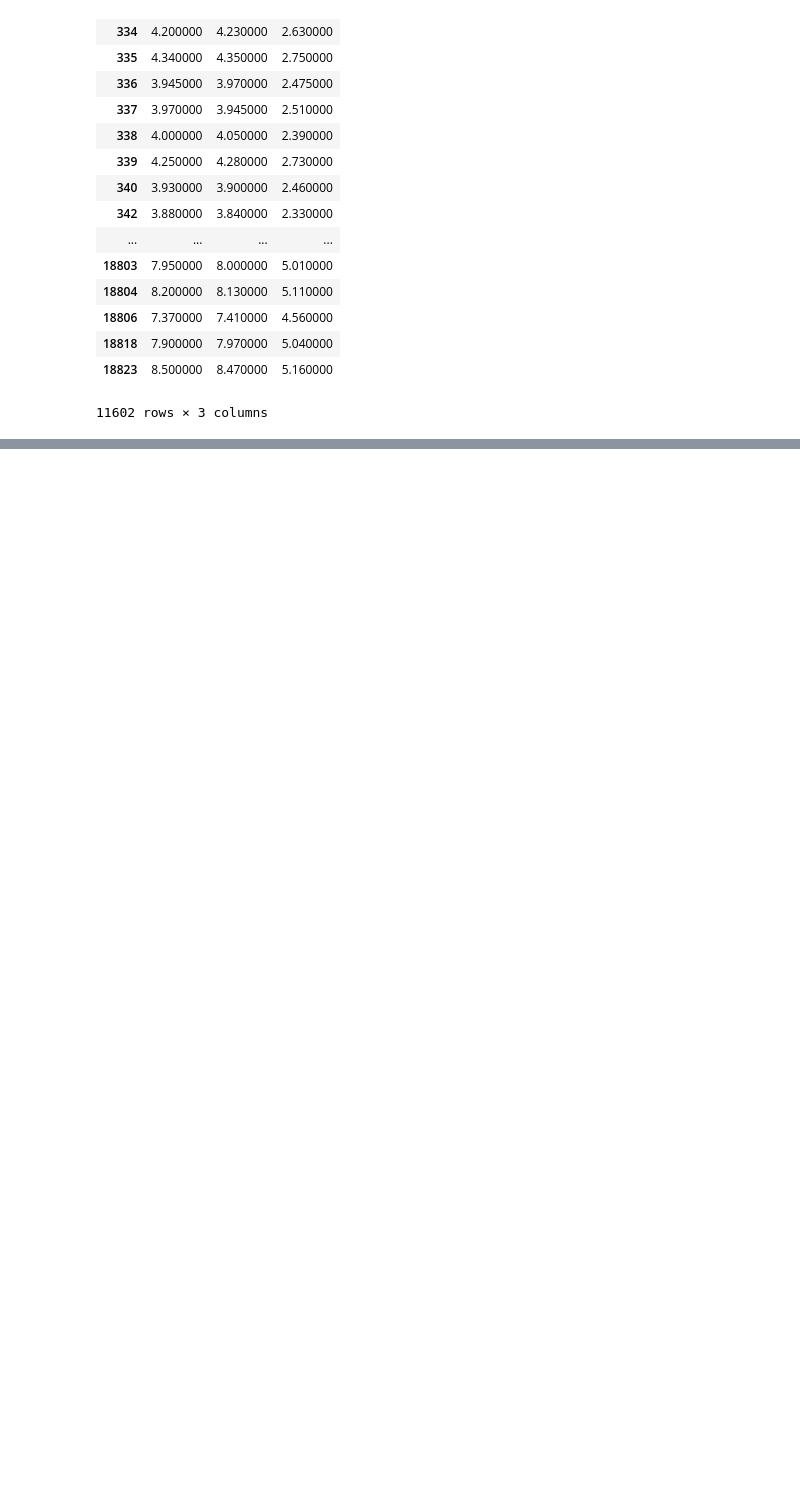
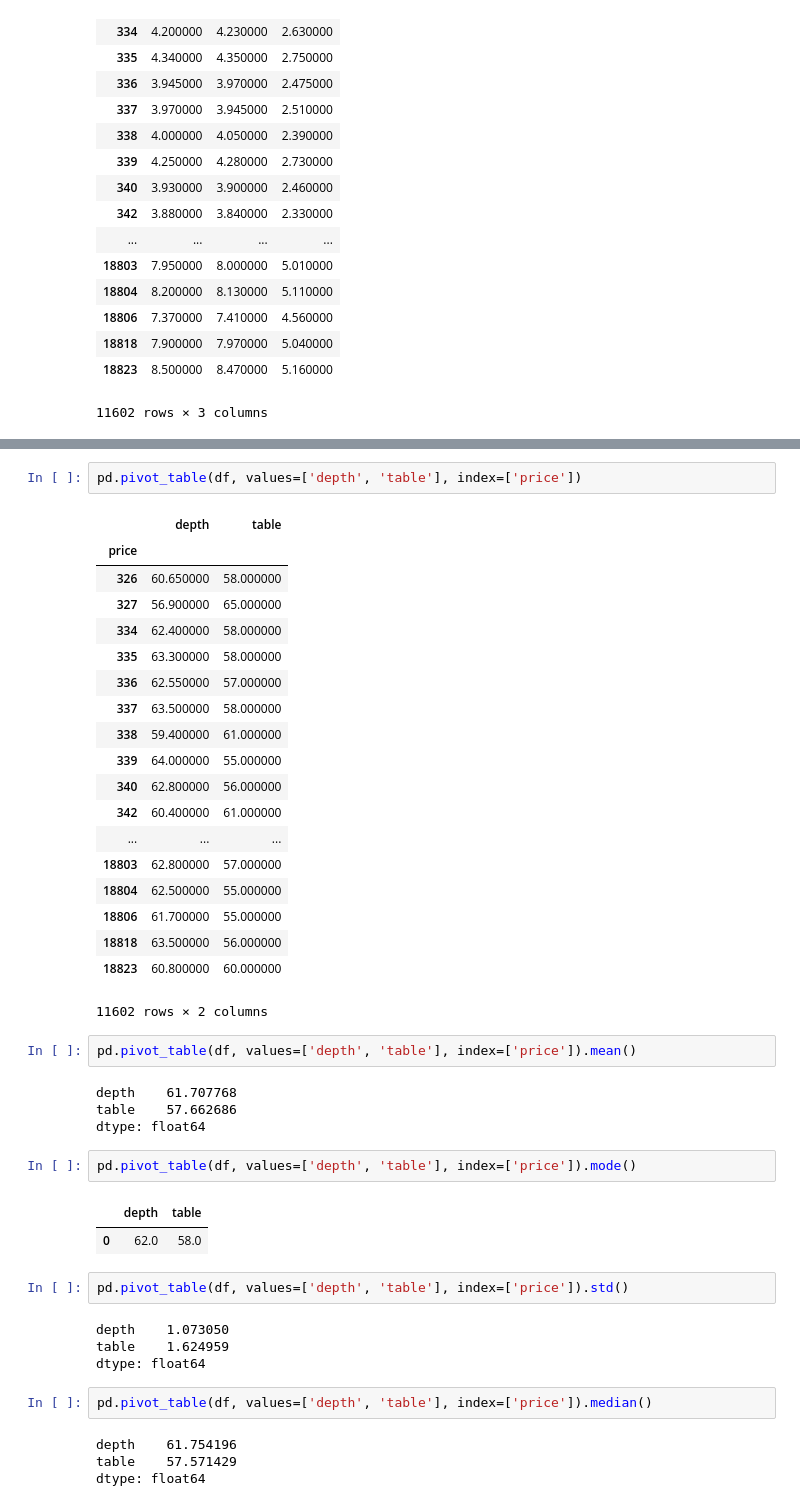
Before and after one commit to sarahmdgal/MC-Data-Analytics-Boot-Camp, a Jupyter notebook: DiamondsProject.ipynb, the cells around one changed output, grey strips where cells are left out. Drawn from its saved outputs; the diff is of its cells as text; blank space fills up the shorter version.

```diff
--- a/DiamondsProject.ipynb
+++ b/DiamondsProject.ipynb
@@ -248,0 +315,45 @@ pd.pivot_table(df, values=['x', 'y', 'z'], index=df['price'])
+# %%
+pd.pivot_table(df, values=['depth', 'table'], index=['price'])
+# %% [output]
+|  | depth | table |
+| price |  |  |
+| 326 | 60.650000 | 58.000000 |
+| 327 | 56.900000 | 65.000000 |
+| 334 | 62.400000 | 58.000000 |
+| 335 | 63.300000 | 58.000000 |
+| 336 | 62.550000 | 57.000000 |
+| 337 | 63.500000 | 58.000000 |
+| 338 | 59.400000 | 61.000000 |
+| 339 | 64.000000 | 55.000000 |
+| 340 | 62.800000 | 56.000000 |
+| 342 | 60.400000 | 61.000000 |
+| ... | ... | ... |
+| 18803 | 62.800000 | 57.000000 |
+| 18804 | 62.500000 | 55.000000 |
+| 18806 | 61.700000 | 55.000000 |
+| 18818 | 63.500000 | 56.000000 |
+| 18823 | 60.800000 | 60.000000 |
+11602 rows × 2 columns
+# %%
+pd.pivot_table(df, values=['depth', 'table'], index=['price']).mean()
+# %% [output]
+depth    61.707768
+table    57.662686
+dtype: float64
+# %%
+pd.pivot_table(df, values=['depth', 'table'], index=['price']).mode()
+# %% [output]
+|  | depth | table |
+| 0 | 62.0 | 58.0 |
+# %%
+pd.pivot_table(df, values=['depth', 'table'], index=['price']).std()
+# %% [output]
+depth    1.073050
+table    1.624959
+dtype: float64
+# %%
+pd.pivot_table(df, values=['depth', 'table'], index=['price']).median()
+# %% [output]
+depth    61.754196
+table    57.571429
+dtype: float64
```
Also changed, not shown: parts of 4 cells of this notebook.
